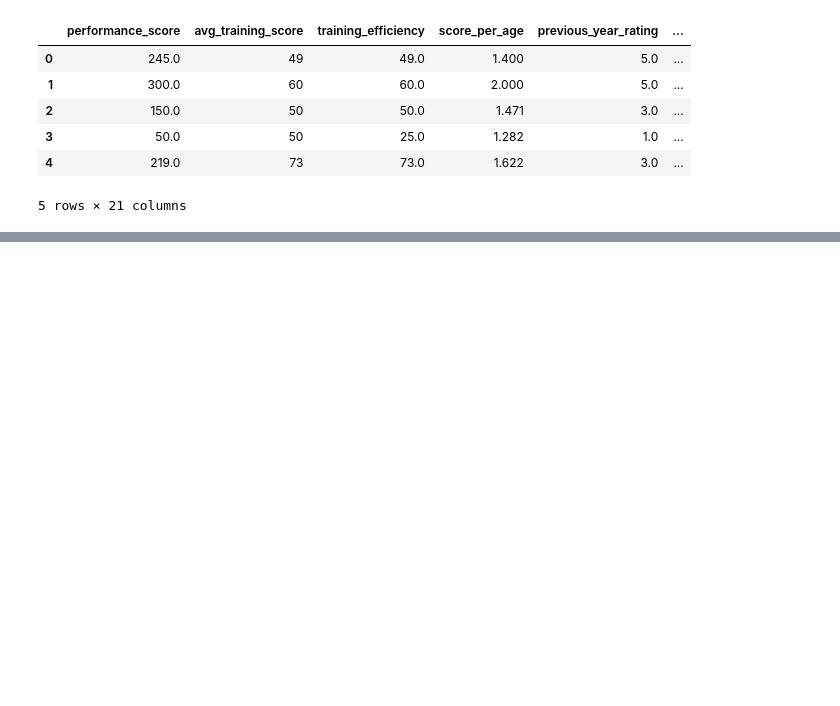
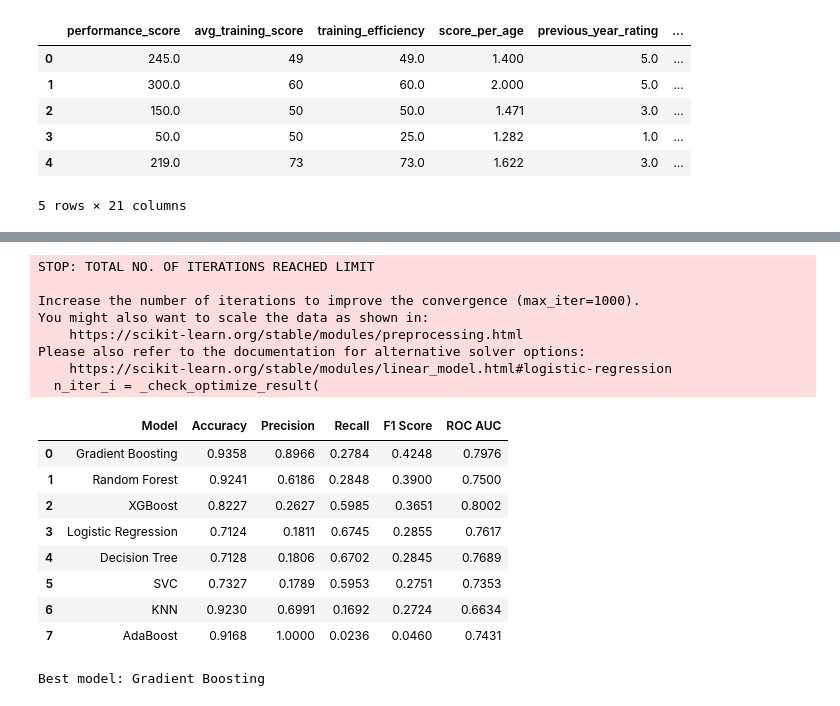
Before and after one commit to Snehratanpara1/Machine-Learning, a Jupyter notebook: Classification/HR_FE_FS.ipynb, the cells around one changed output, grey strips where cells are left out. Cells and saved outputs as stored; diff of their text form; code cells hidden in the pictures; blank space fills up the shorter version.

```diff
--- a/Classification/HR_FE_FS.ipynb
+++ b/Classification/HR_FE_FS.ipynb
@@ -223,0 +226,13 @@ train_selected.head()
+# %%
+X = train_selected.drop(columns='is_promoted')
+y = train_selected['is_promoted']
+
+x_train, x_test, y_train, y_test = train_test_split(
+    X,
+    y,
+    test_size=0.2,
+    random_state=42,
+    stratify=y
+)
+
+print(x_train.shape, x_test.shape)
@@ -223,0 +335,42 @@ train_selected.head()
+# %%
+result_list = []
+
+for name, model in models.items():
+    model.fit(x_train, y_train)
+    y_pred = model.predict(x_test)
+    y_prob = model.predict_proba(x_test)[:, 1]
+
+    result_list.append({
+        'Model': name,
+        'Accuracy': round(accuracy_score(y_test, y_pred), 4),
+        'Precision': round(precision_score(y_test, y_pred, zero_division=0), 4),
+        'Recall': round(recall_score(y_test, y_pred, zero_division=0), 4),
+        'F1 Score': round(f1_score(y_test, y_pred, zero_division=0), 4),
+        'ROC AUC': round(roc_auc_score(y_test, y_prob), 4)
+    })
+
+result_df = pd.DataFrame(result_list).sort_values('F1 Score', ascending=False).reset_index(drop=True)
+result_df
+# %% [output]
+STOP: TOTAL NO. OF ITERATIONS REACHED LIMIT
+
+Increase the number of iterations to improve the convergence (max_iter=1000).
+You might also want to scale the data as shown in:
+    https://scikit-learn.org/stable/modules/preprocessing.html
+Please also refer to the documentation for alternative solver options:
+    https://scikit-learn.org/stable/modules/linear_model.html#logistic-regression
+  n_iter_i = _check_optimize_result(
+|  | Model | Accuracy | Precision | Recall | F1 Score | ROC AUC |
+| 0 | Gradient Boosting | 0.9358 | 0.8966 | 0.2784 | 0.4248 | 0.7976 |
+| 1 | Random Forest | 0.9241 | 0.6186 | 0.2848 | 0.3900 | 0.7500 |
+| 2 | XGBoost | 0.8227 | 0.2627 | 0.5985 | 0.3651 | 0.8002 |
+| 3 | Logistic Regression | 0.7124 | 0.1811 | 0.6745 | 0.2855 | 0.7617 |
+| 4 | Decision Tree | 0.7128 | 0.1806 | 0.6702 | 0.2845 | 0.7689 |
+| 5 | SVC | 0.7327 | 0.1789 | 0.5953 | 0.2751 | 0.7353 |
+| 6 | KNN | 0.9230 | 0.6991 | 0.1692 | 0.2724 | 0.6634 |
+| 7 | AdaBoost | 0.9168 | 1.0000 | 0.0236 | 0.0460 | 0.7431 |
+# %%
+best_model = result_df.loc[0, 'Model']
+print('Best model:', best_model)
+# %% [output]
+Best model: Gradient Boosting
```
Also changed, not shown: parts of 8 cells of this notebook.
